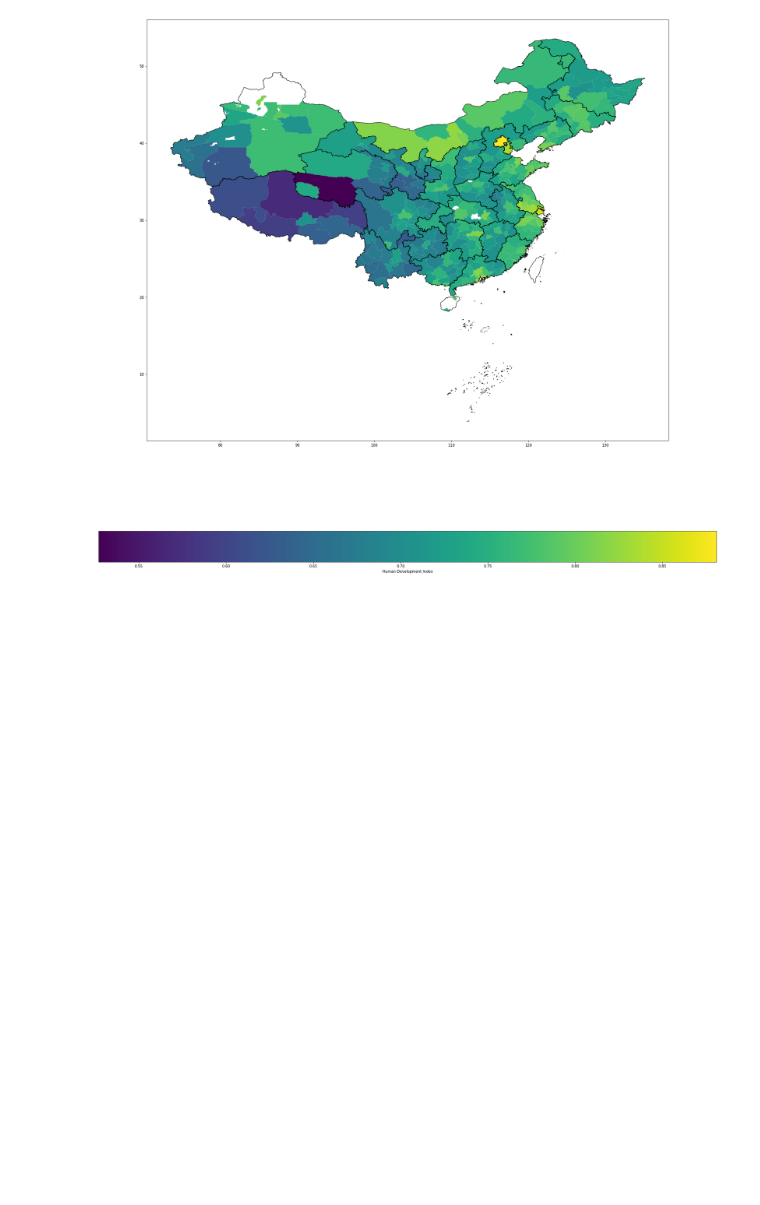
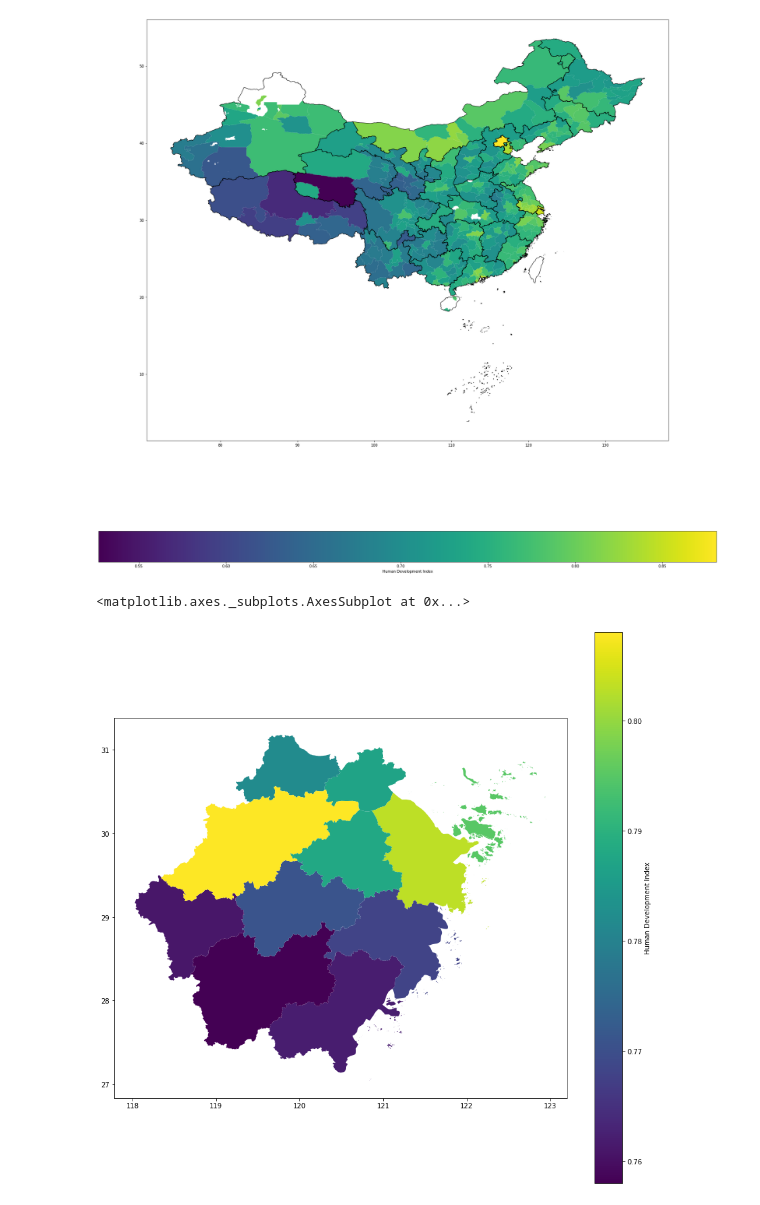
Before and after one commit to tsycstang/china_hdi_2016, a Jupyter notebook: Geo_Analysis_China.ipynb, the cells around one changed output. Saved outputs shown, nothing was run; the diff lists cells and outputs as text; code cells hidden in the pictures; blank space fills up the shorter version.

```diff
--- a/Geo_Analysis_China.ipynb
+++ b/Geo_Analysis_China.ipynb
@@ -111,3 +111,8 @@ china_prov.plot(ax=based, facecolor='none', edgecolor='black')
 # %% [output]
 <matplotlib.axes._subplots.AxesSubplot at 0x...>
 [figure]
+# %%
+china_plot[china_plot['province name']=='浙江省'].plot('hdi', legend=True, figsize=(15, 15), legend_kwds={'label': "Human Development Index"})
+# %% [output]
+<matplotlib.axes._subplots.AxesSubplot at 0x...>
+[figure, added]
```
Also changed, not shown: parts of 11 cells of this notebook.
